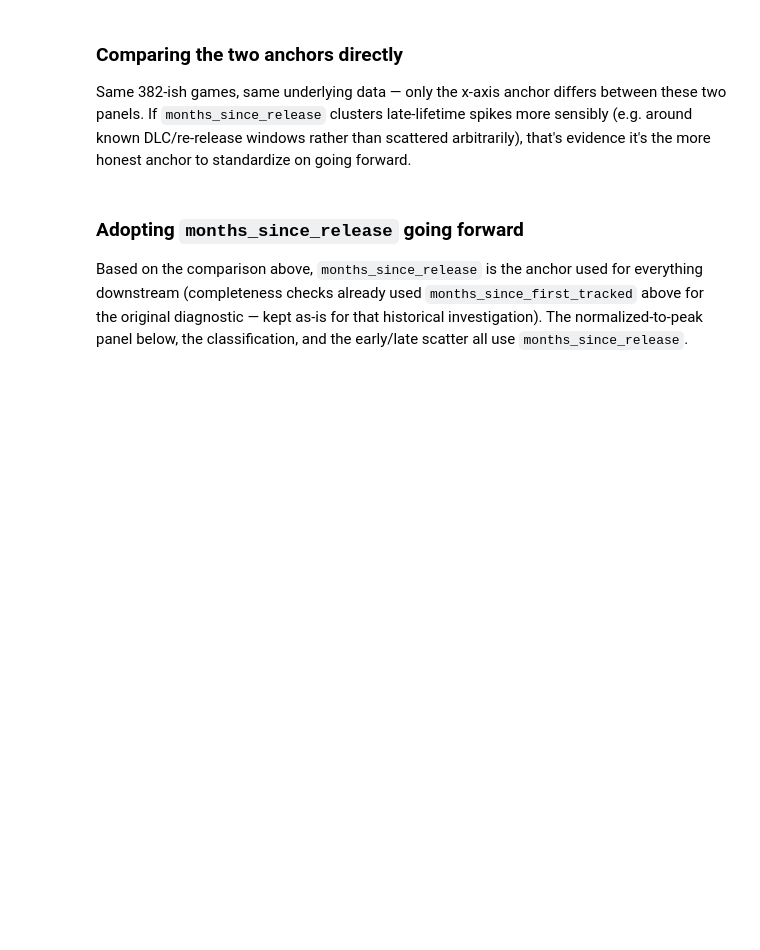
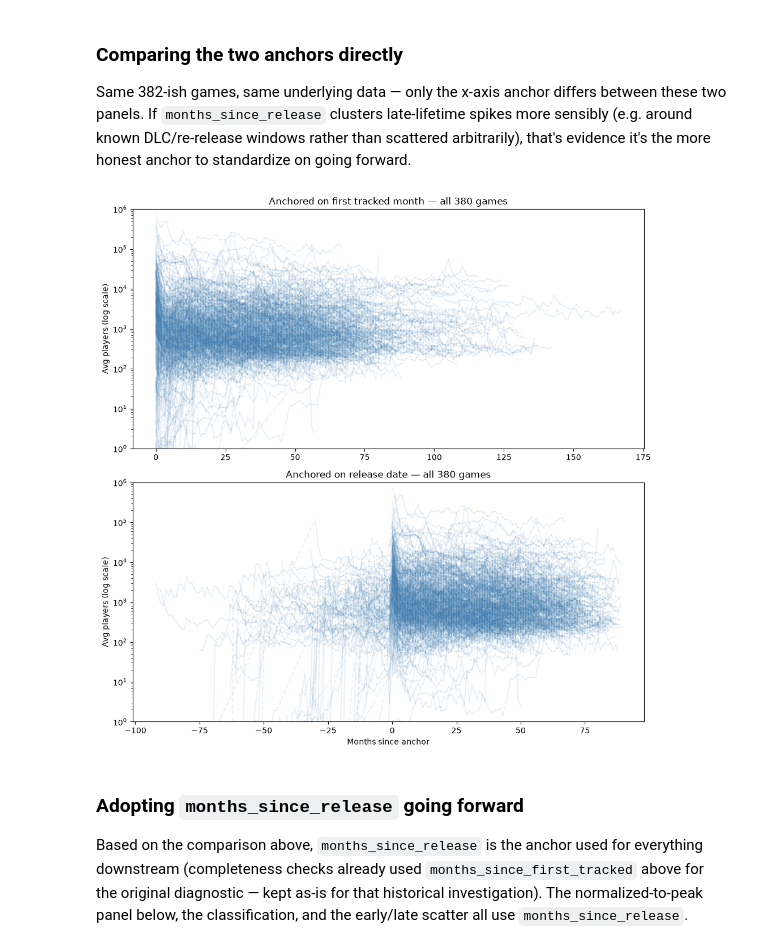
Before and after one commit to pmacias/steam-trajectory, a Jupyter notebook: notebooks/02_data_visualization.ipynb, the cells around one changed output. Drawn from its saved outputs; the diff is of its cells as text; code cells hidden in the pictures; blank space fills up the shorter version.

```diff
--- a/notebooks/02_data_visualization.ipynb
+++ b/notebooks/02_data_visualization.ipynb
@@ -92,33 +135,37 @@ def plot_with_gaps(ax, x, y, color, alpha):
     the underlying months aren't consecutive (a real data gap) and
     a solid segment where they are — so a gap-bridging line reads
     visually as 'we don't know what happened here', not as a
     genuine observed trend."""
     x, y = np.asarray(x), np.asarray(y)
     order = np.argsort(x)
     x, y = x[order], y[order]
     for i in range(len(x) - 1):
         is_gap = (x[i + 1] - x[i]) > 1
         ax.plot(x[i:i+2], y[i:i+2], linestyle="--" if is_gap else "-",
                 color=color, alpha=alpha)
 
 n_games = monthly_df["appid"].nunique()
 fig, (ax1, ax2) = plt.subplots(2, 1, figsize=(10, 10), sharey=True)
 
 for appid, group in monthly_df.groupby("appid"):
     plot_with_gaps(ax1, group["months_since_first_tracked"], group["avg_players"], "steelblue", 0.1)
     plot_with_gaps(ax2, group["months_since_release"], group["avg_players"], "steelblue", 0.1)
 
 ax1.set_yscale("log")
 ax1.set_title(f"Anchored on first tracked month — all {n_games} games")
 ax1.set_ylabel("Avg players (log scale)")
+ax1.set_ylim(1e0,1e6)
 
 ax2.set_yscale("log")
 ax2.set_title(f"Anchored on release date — all {n_games} games")
 ax2.set_xlabel("Months since anchor")
 ax2.set_ylabel("Avg players (log scale)")
+ax2.set_ylim(1e0,1e6)
 
 plt.tight_layout()
 plt.show()
+# %% [output]
+[figure, added]
 # %% [markdown]
 ### Adopting `months_since_release` going forward
 Based on the comparison above, `months_since_release` is the anchor used for everything downstream (completeness checks already used `months_since_first_tracked` above for the original diagnostic — kept as-is for that historical investigation). The normalized-to-peak panel below, the classification, and the early/late scatter all use `months_since_release`.
```
Also changed, not shown: parts of 18 cells of this notebook.
